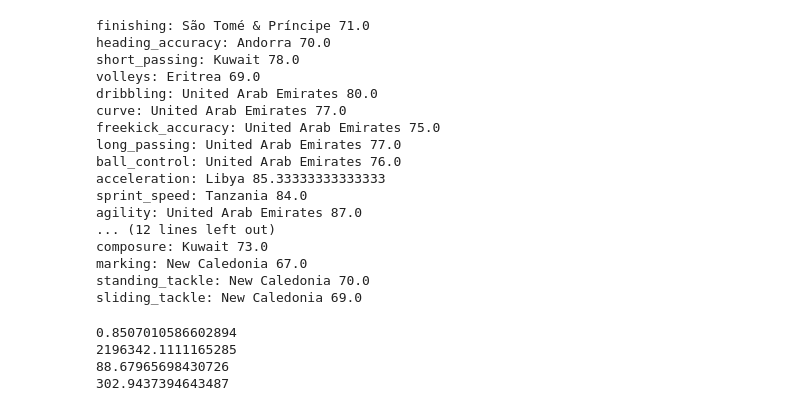
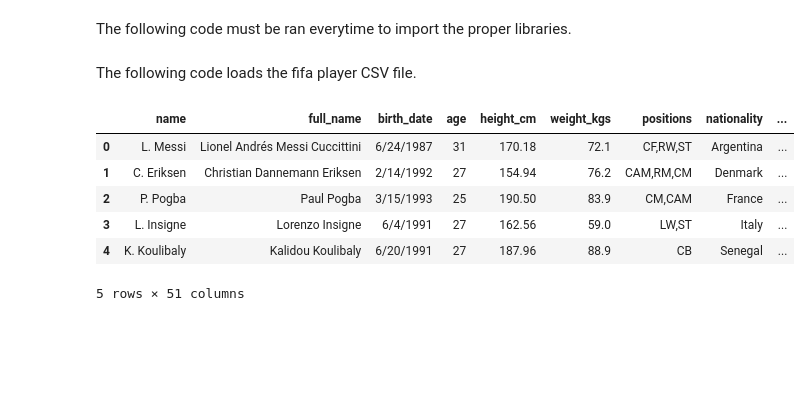
Before and after one commit to timothyllata/fifa-analysis, a Jupyter notebook: FifaAnalysis.ipynb, the cells around one changed output. Saved outputs shown, nothing was run; the diff lists cells and outputs as text; code cells hidden in the pictures; blank space fills up the shorter version.

Commit message:
Created full pipeline

```diff
--- a/FifaAnalysis.ipynb
+++ b/FifaAnalysis.ipynb
@@ -126,0 +3,2 @@ results_df.sort_values("p-value")
+# %% [markdown]
+The following code must be ran everytime to import the proper libraries.
@@ -127,64 +14,13 @@ results_df.sort_values("p-value")
+# %% [markdown]
+The following code loads the fifa player CSV file.
 # %%
-import pandas as pd
-
 df = pd.read_csv("https://raw.githubusercontent.com/timothyllata/fifa-analysis/refs/heads/main/fifa_players.csv")
-country_skills = df.groupby("nationality")[df.columns[22:]].mean()
-for skill in country_skills.columns:
-  best = country_skills[skill].idxmax()
-  val = country_skills[skill].max()
-  print(f"{skill}: {best} {val}")
+df.head()
 # %% [output]
+|  | name | full_name | birth_date | age | height_cm | weight_kgs | positions | nationality | ... |
+| 0 | L. Messi | Lionel Andrés Messi Cuccittini | 6/24/1987 | 31 | 170.18 | 72.1 | CF,RW,ST | Argentina | ... |
+| 1 | C. Eriksen | Christian Dannemann Eriksen | 2/14/1992 | 27 | 154.94 | 76.2 | CAM,RM,CM | Denmark | ... |
+| 2 | P. Pogba | Paul Pogba | 3/15/1993 | 25 | 190.50 | 83.9 | CM,CAM | France | ... |
+| 3 | L. Insigne | Lorenzo Insigne | 6/4/1991 | 27 | 162.56 | 59.0 | LW,ST | Italy | ... |
+| 4 | K. Koulibaly | Kalidou Koulibaly | 6/20/1991 | 27 | 187.96 | 88.9 | CB | Senegal | ... |
-finishing: São Tomé & Príncipe 71.0
-heading_accuracy: Andorra 70.0
-short_passing: Kuwait 78.0
-volleys: Eritrea 69.0
-dribbling: United Arab Emirates 80.0
-curve: United Arab Emirates 77.0
-freekick_accuracy: United Arab Emirates 75.0
-long_passing: United Arab Emirates 77.0
-ball_control: United Arab Emirates 76.0
-acceleration: Libya 85.33333333333333
-sprint_speed: Tanzania 84.0
-agility: United Arab Emirates 87.0
-... (12 lines left out)
-composure: Kuwait 73.0
-marking: New Caledonia 67.0
-standing_tackle: New Caledonia 70.0
-sliding_tackle: New Caledonia 69.0
+5 rows × 51 columns
-# %%
-import pandas as pd
-from sklearn.model_selection import train_test_split
-from sklearn.ensemble import RandomForestRegressor
-from sklearn.metrics import r2_score, mean_squared_error
-import numpy as np
-
-df = pd.read_csv("https://raw.githubusercontent.com/timothyllata/fifa-analysis/refs/heads/main/fifa_players.csv")
-X = df[df.columns[22:]]
-y = df["value_euro"]
-# X.head()
-# y.head()
-X = X.fillna(X.mean())
-y = y.fillna(y.mean())
-# X.isna().sum().sum()
-# y.isna().sum().sum()
-X_train, X_test, y_train, y_test = train_test_split(X, y, test_size = 0.2, random_state = 1)
-# X_train.shape
-# X_test.shape
-# y_train.shape
-# y_test.shape
-model = RandomForestRegressor(n_estimators=200, random_state=1)
-model.fit(X_train, y_train)
-y_pred = model.predict(X_test)
-r2 = r2_score(y_test, y_pred)
-rmse = np.sqrt(mean_squared_error(y_test, y_pred))
-print(r2)
-print(rmse)
-avg_val = y_test.mean()
-median = y_test.median()
-print(rmse/avg_val * 100)
-print(rmse/median * 100)
-# %% [output]
-0.8507010586602894
-2196342.1111165285
-88.67965698430726
-302.9437394643487
```
Also changed, not shown: parts of 34 cells of this notebook.
